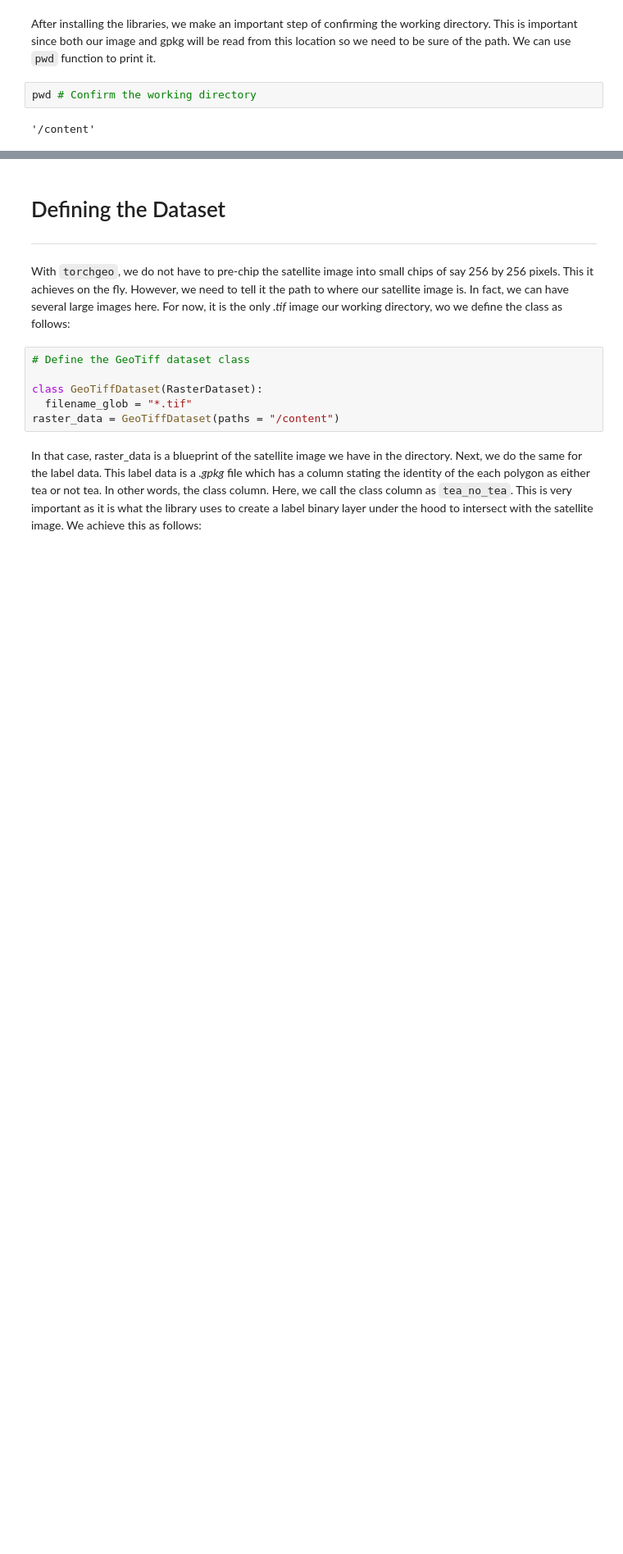
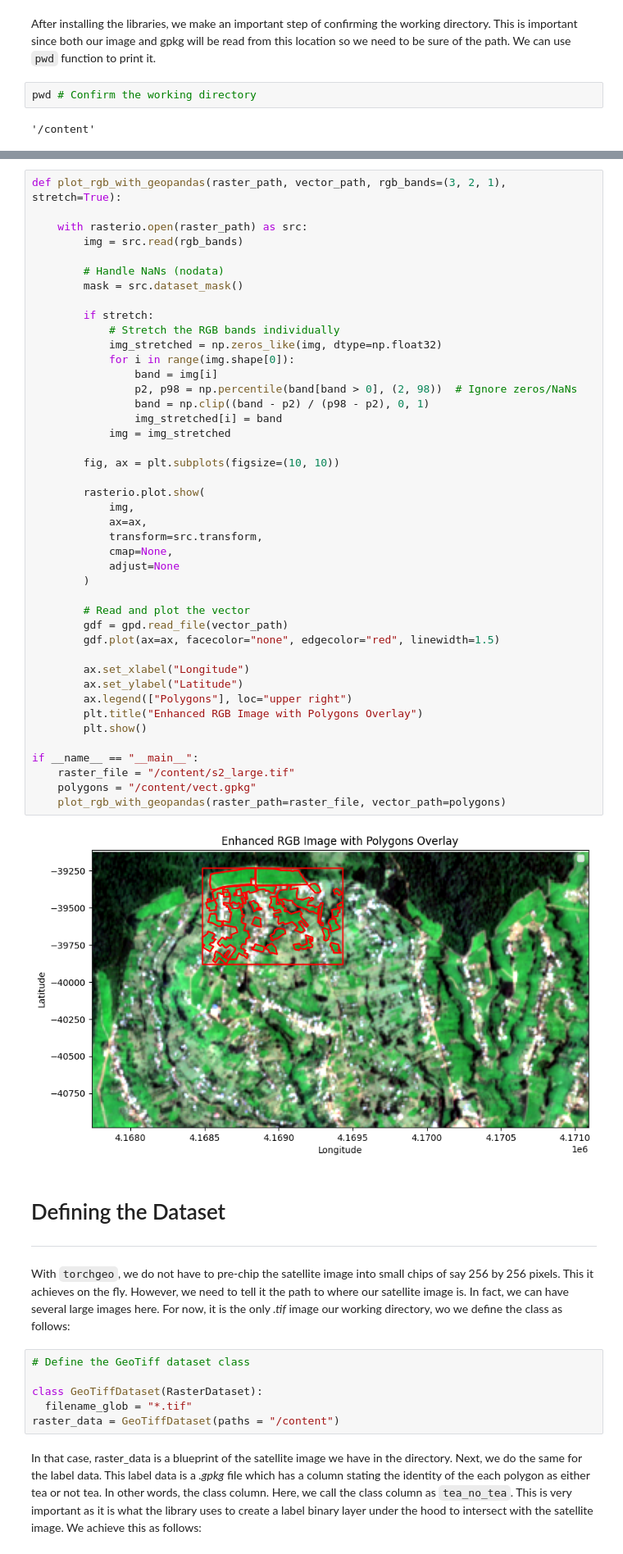
Before and after one commit to Wycology/dl_tea_mapping, a Jupyter notebook: dl_tea.ipynb, the cells around one changed output, grey strips where cells are left out. Shown at 82% size. Saved outputs shown, nothing was run; the diff lists cells and outputs as text; blank space fills up the shorter version.

```diff
--- a/dl_tea.ipynb
+++ b/dl_tea.ipynb
@@ -61,3 +70,48 @@ pwd # Confirm the working directory
+# %%
+def plot_rgb_with_geopandas(raster_path, vector_path, rgb_bands=(3, 2, 1), stretch=True):
+
+    with rasterio.open(raster_path) as src:
+        img = src.read(rgb_bands)
+
+        # Handle NaNs (nodata)
+        mask = src.dataset_mask()
+
+        if stretch:
+            # Stretch the RGB bands individually
+            img_stretched = np.zeros_like(img, dtype=np.float32)
+            for i in range(img.shape[0]):
+                band = img[i]
+                p2, p98 = np.percentile(band[band > 0], (2, 98))  # Ignore zeros/NaNs
+                band = np.clip((band - p2) / (p98 - p2), 0, 1)
+                img_stretched[i] = band
+            img = img_stretched
+
+        fig, ax = plt.subplots(figsize=(10, 10))
+
+        rasterio.plot.show(
+            img,
+            ax=ax,
+            transform=src.transform,
+            cmap=None,
+            adjust=None
+        )
+
+        # Read and plot the vector
+        gdf = gpd.read_file(vector_path)
+        gdf.plot(ax=ax, facecolor="none", edgecolor="red", linewidth=1.5)
+
+        ax.set_xlabel("Longitude")
+        ax.set_ylabel("Latitude")
+        ax.legend(["Polygons"], loc="upper right")
+        plt.title("Enhanced RGB Image with Polygons Overlay")
+        plt.show()
+
+if __name__ == "__main__":
+    raster_file = "/content/s2_large.tif"
+    polygons = "/content/vect.gpkg"
+    plot_rgb_with_geopandas(raster_path=raster_file, vector_path=polygons)
+# %% [output]
+[figure, added]
 # %% [markdown]
 # Defining the Dataset
 ---
```
Also changed, not shown: parts of 3 cells of this notebook.
